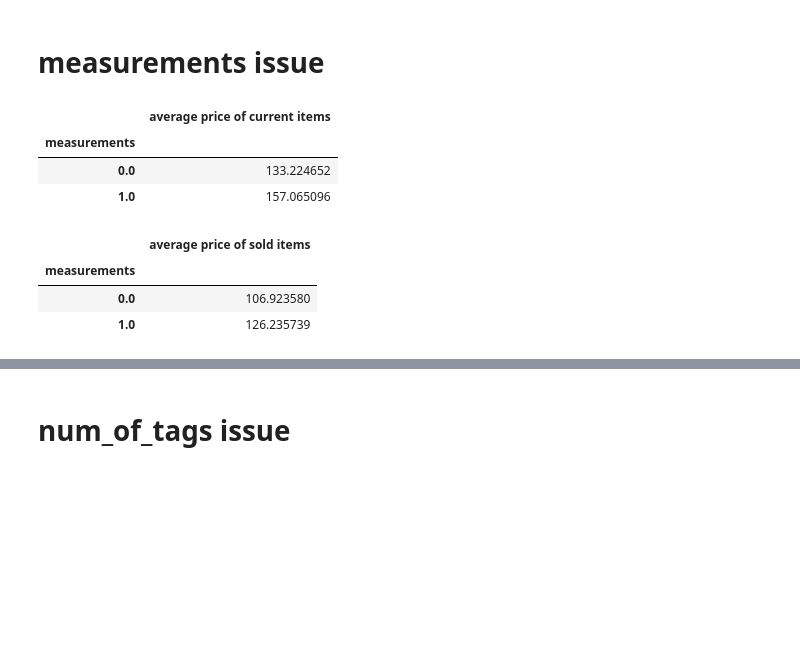
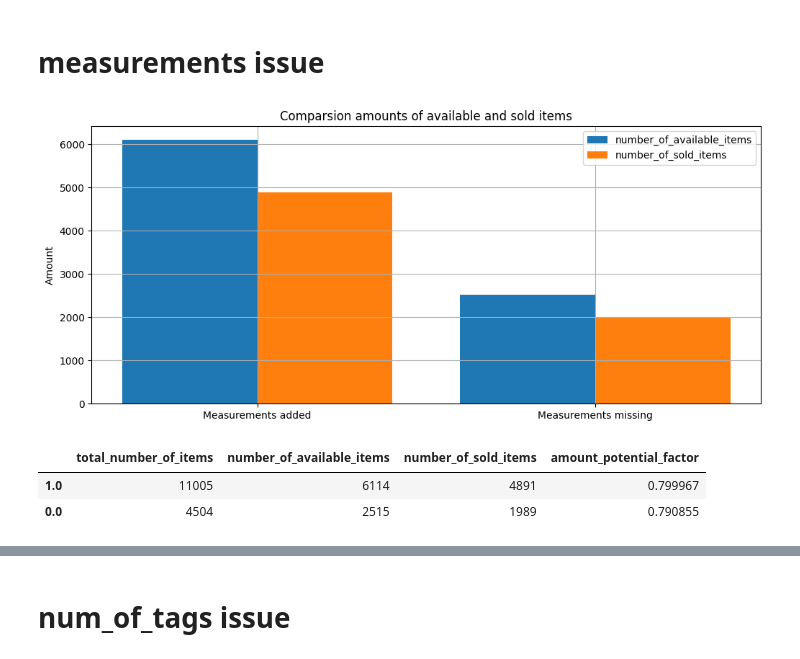
Before and after one commit to kgudalewski/grailed_sales_analysis, a Jupyter notebook: Grailed_data_initial_analysis.ipynb, the cells around one changed output, grey strips where cells are left out. Cells and saved outputs as stored; diff of their text form; code cells hidden in the pictures; blank space fills up the shorter version.

Commit message:
Added solution of measurements issue

```diff
--- a/Grailed_data_initial_analysis.ipynb
+++ b/Grailed_data_initial_analysis.ipynb
@@ -731,17 +732,32 @@ The answer is that there is no correlation between length of description and sol
 df = df.drop(columns=["description"])
 # %% [markdown]
 # measurements issue
-# %%
-pd.DataFrame(df.groupby(by="measurements").price.mean()).rename(columns = {"price" : "average price of current items"})
-# %% [output]
-|  | average price of current items |
-| measurements |  |
-| 0.0 | 133.224652 |
-| 1.0 | 157.065096 |
-# %%
-pd.DataFrame(df.groupby(by="measurements").sold_price.mean()).rename(columns = {"sold_price" : "average price of sold items"})
-# %% [output]
-|  | average price of sold items |
-| measurements |  |
-| 0.0 | 106.923580 |
-| 1.0 | 126.235739 |
+# %%
+df_m_count = pd.DataFrame(df["measurements"].value_counts()).rename(columns = {"measurements" : "total_number_of_items"})
+df_m_count["number_of_available_items"] = pd.DataFrame(df.loc[df.price.notna()]["measurements"].value_counts())
+df_m_count["number_of_sold_items"] = pd.DataFrame(df.loc[df.sold_price.notna()]["measurements"].value_counts())
+
+df_m_count["amount_potential_factor"] = df_m_count.iloc[:,2] / df_m_count.iloc[:,1]
+# #amount_potential_factor tells possible need for condition based on relation between number of sold listings and available (if there's high number of sold listings and small number of available listings, items in this condition have potential)
+
+# df_m_count.reindex(["Added", "Missing"])
+
+plt.figure(figsize=(12,5))
+X_axis = np.arange(2)
+plt.bar(X_axis - 0.2, df_m_count.number_of_available_items, 0.4, label = 'number_of_available_items')
+plt.bar(X_axis + 0.2, df_m_count.number_of_sold_items, 0.4, label = 'number_of_sold_items')
+plt.xticks(X_axis, ["Measurements added","Measurements missing"])
+plt.grid()
+plt.title("Comparsion amounts of available and sold items")
+plt.ylabel("Amount")
+plt.legend()
+plt.show()
+
+df_m_count = df_m_count.sort_values(by="amount_potential_factor",ascending=False)
+
+display(df_m_count)
+# %% [output]
+[figure, added]
+|  | total_number_of_items | number_of_available_items | number_of_sold_items | amount_potential_factor |
+| 1.0 | 11005 | 6114 | 4891 | 0.799967 |
+| 0.0 | 4504 | 2515 | 1989 | 0.790855 |
```
Also changed, not shown: parts of 5 cells of this notebook.
